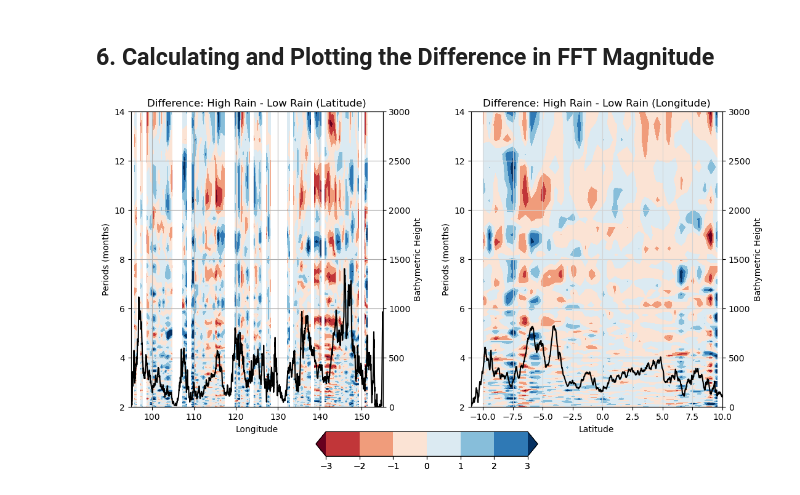
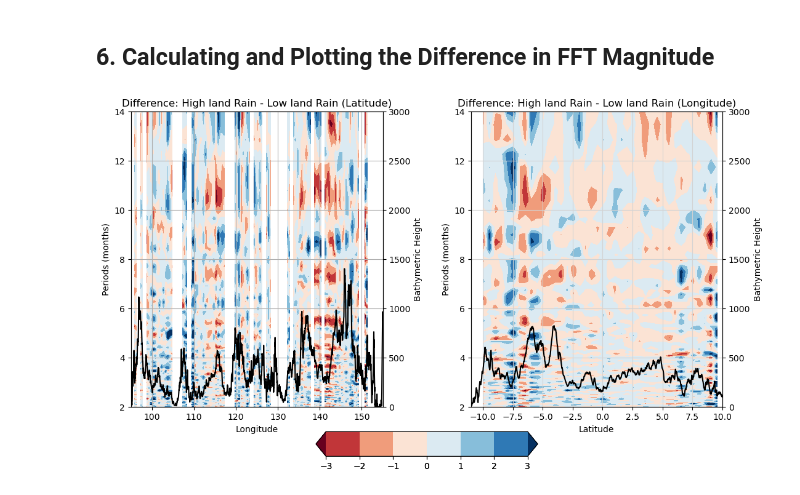
Before and after one commit to sputhiyamadam/PYRATES_workshop, a Jupyter notebook: L2_spectral_analysis_visualization.ipynb, the cells around one changed output. Drawn from its saved outputs; the diff is of its cells as text; code cells hidden in the pictures.

```diff
--- a/L2_spectral_analysis_visualization.ipynb
+++ b/L2_spectral_analysis_visualization.ipynb
@@ -323,7 +323,7 @@ fig, axes = plt.subplots(1, 2, figsize=(12, 8))
 # Plot the latitude difference as a contour plot
 contour_lat = diff_lat_avg.plot.contourf(ax=axes[0], x='lon', y='periods', cmap='RdBu',
                                           vmin=-3, vmax=3, add_colorbar=False)
-axes[0].set_title('Difference: High Rain - Low Rain (Latitude)')
+axes[0].set_title('Difference: High land Rain - Low land Rain (Latitude)')
 axes[0].set_ylabel('Periods (months)')
 axes[0].set_xlabel('Longitude')
 axes[0].grid()
@@ -349,36 +349,36 @@ ax2.set_ylim(0, 3000)
 #                                          vmin=-5, vmax=5, cbar_kwargs={'label': 'Your Colorbar Label'})
 contour_lon = diff_lon_avg.plot.contourf(ax=axes[1], x='lat', y='periods', cmap='RdBu',
                                           vmin=-3, vmax=3,add_colorbar=False )
-axes[1].set_title('Difference: High Rain - Low Rain (Longitude)')
+axes[1].set_title('Difference: High land Rain - Low land Rain (Longitude)')
 axes[1].set_xlabel('Latitude')
 axes[1].set_ylabel('Periods (months)')
 axes[1].grid(color='lightgray')
 axes[1].set_xlim(-11, 10)
 axes[1].set_ylim(2, 14)
 
 # Create a secondary y-axis for bathymetric data
 ax_2 = axes[1].twinx()
 
 # Overlay bathymetric data as a line plot on the secondary y-axis
 ax_2.plot(bathy_lon['LAT4201_6601'], bathy_lon, color='black', linewidth=1.5, label='Bathymetry (m)')
 ax_2.set_ylabel('Bathymetric Height', color='black')
 ax_2.tick_params(axis='y', labelcolor='black')
 ax_2.set_ylim(0, 3000)
 
 # Add a colorbar for the first subplot
 #
 #cbar.set_label('Difference')
 
 
 #cbar = plt.colorbar(contour_lat, ax=axes[1], orientation='horizontal', pad=0.1)
 #cbar.set_label('Difference')
 # Show the plot
 plt.tight_layout()
 plt.subplots_adjust(left=0.1, right=0.9, top=0.9, bottom=0.1, wspace=0.35, hspace=0.9)
 cbar = plt.colorbar(contour_lat, orientation='horizontal', pad=0.1, shrink=0.7, aspect=9)
 cbar.ax.set_position([0.35, -0.65, 0.3, 0.9])  # [left, bottom, width, height]
 cbar = plt.colorbar(contour_lat, ax=axes[1], orientation='horizontal', pad=0.1, shrink=0., aspect=9)
 cbar.ax.set_position([0.35, -0.65, 0.3, 0.9])  # [left, bottom, width, height]
 plt.show()
 # %% [output]
-[figure, old version]
+[figure, new version]
```
Also changed, not shown: parts of 1 cell of this notebook, 2 other files.
